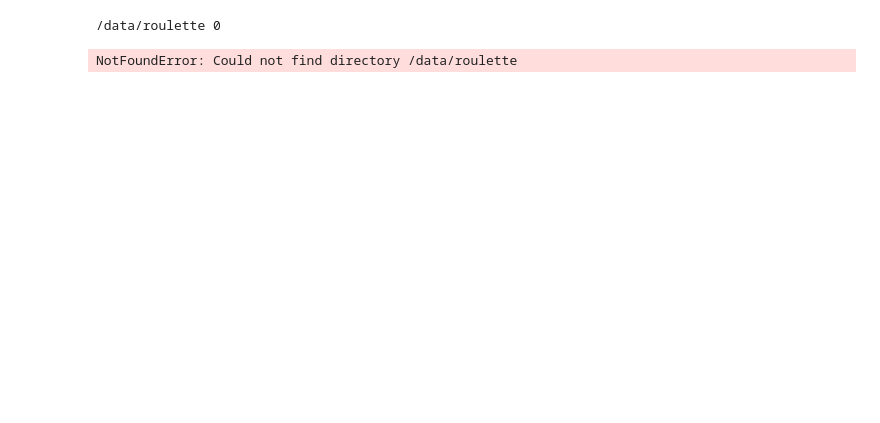
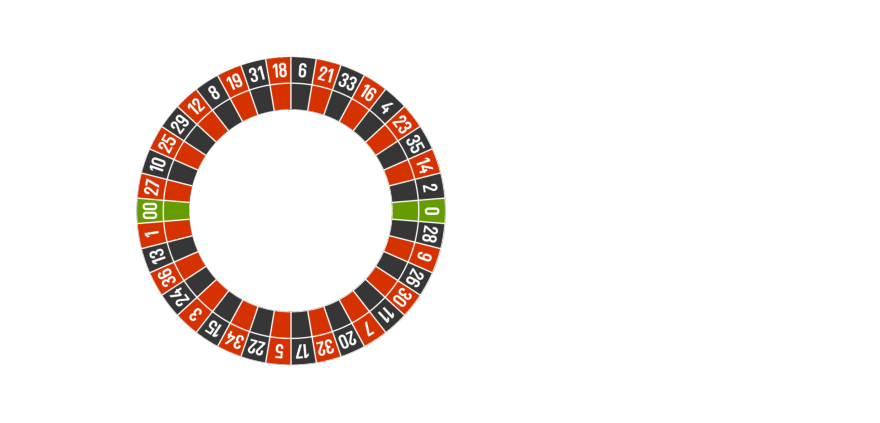
Before and after one commit to sgthun/frizz, a Jupyter notebook: classroom/notebooks/roulet_wheel.ipynb, the cells around one changed output. Saved outputs shown, nothing was run; the diff lists cells and outputs as text; code cells hidden in the pictures; blank space fills up the shorter version.

Commit message:
Python notebook for roulette stuff

```diff
--- a/classroom/notebooks/roulet_wheel.ipynb
+++ b/classroom/notebooks/roulet_wheel.ipynb
@@ -22,13 +13,0 @@ To enable the following instructions: AVX2 FMA, in other operations, rebuild Ten
-# %%
-data_dir = pathlib.Path('/data/roulette').with_suffix('')
-"""
-roulette/
--training/
--validation/
-
-
-"""
-image_count = len(list(data_dir.glob('*/*.jpg')))
-print(data_dir, image_count)
-# %% [output]
-/data/roulette 0
@@ -41,10 +14,17 @@ img_width = 180
-# %%
-train_ds = tf.keras.utils.image_dataset_from_directory(
-  data_dir,
-  validation_split=0.2,
-  subset="training",
-  seed=123,
-  image_size=(img_height, img_width),
-  batch_size=batch_size)
-# %% [output]
-NotFoundError: Could not find directory /data/roulette
+# %%
+seed_image_dir = pathlib.Path('/data/roulet').with_suffix('')
+seed_image_ls = list(seed_image_dir.glob('*.png'))
+data_dir = pathlib.Path('/data/roulet/train').with_suffix('')
+data_ls = list(data_dir.glob('*.png'))
+image_count = len(data_ls)
+
+img = mpimg.imread(seed_image_ls[0])
+
+%matplotlib inline
+
+
+plt.imshow(img)
+plt.axis('off')
+plt.show()
+# %% [output]
+[figure, added]
```
Also changed, not shown: parts of 10 cells of this notebook, 2 other files.
